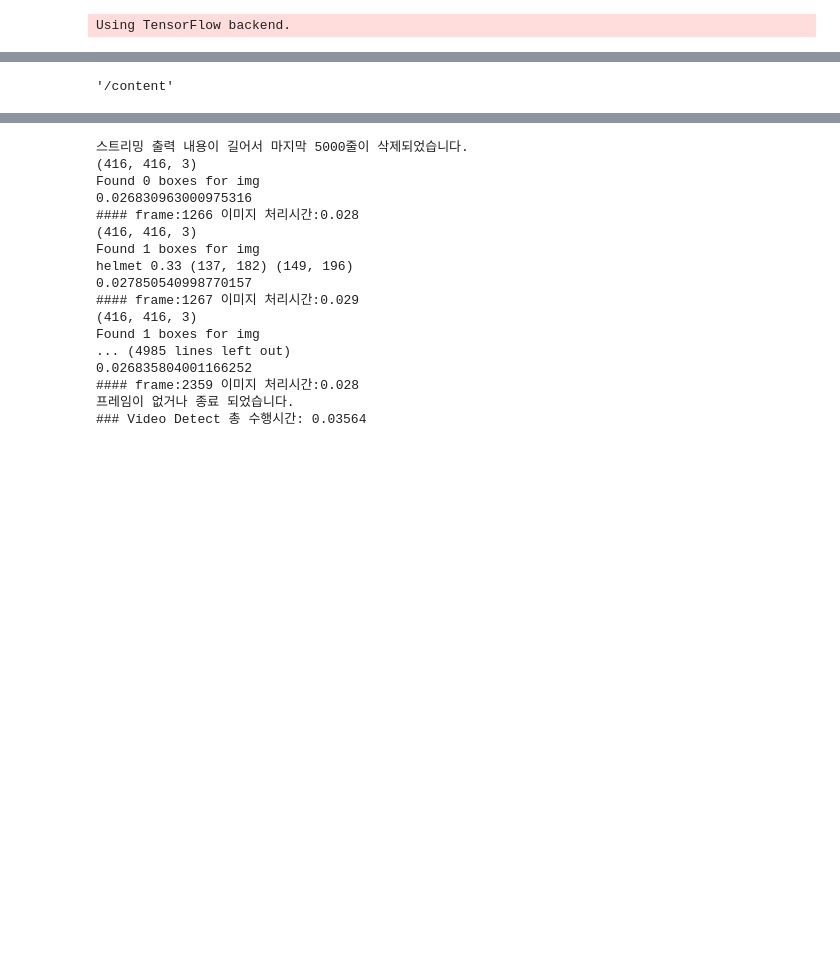
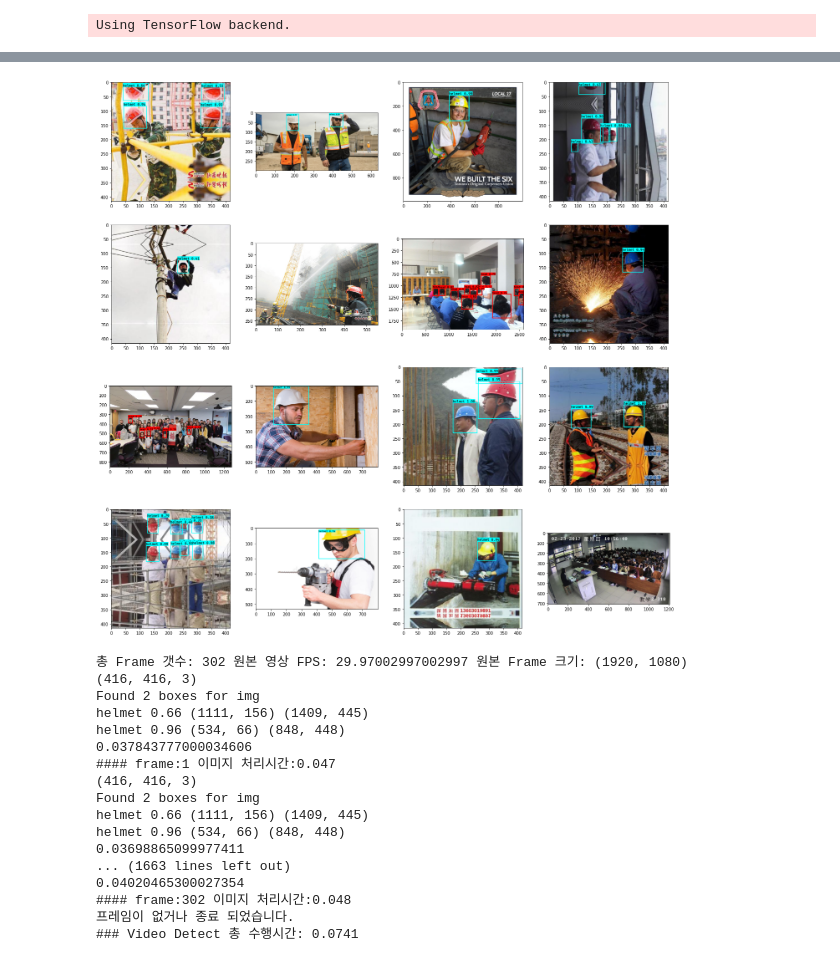
Before and after one commit to ehddnr301/yolov3-helmet-detection, a Jupyter notebook: tf1_yolo.ipynb, the cells around one changed output, grey strips where cells are left out. Cells and saved outputs as stored; diff of their text form; code cells hidden in the pictures; blank space fills up the shorter version.

Commit message:
tiny_yolo & 12000 dataset & fine performance

```diff
--- a/tf1_yolo.ipynb
+++ b/tf1_yolo.ipynb
@@ -91,8 +94,8 @@ from pathlib import Path
 import glob
 import xml.etree.ElementTree as ET
 
-ANNO_DIR = '/content/gdrive/MyDrive/yolo/helmet/annotations/'
-IMAGE_DIR = '/content/gdrive/MyDrive/yolo/helmet/images/'
+ANNO_DIR = '/content/gdrive/MyDrive/yolo/helmet2/VOC2028/Annotations/'
+IMAGE_DIR = '/content/gdrive/MyDrive/yolo/helmet2/VOC2028/JPEGImages/'
 
 files = os.listdir(ANNO_DIR)
 print('파일 개수는:',len(files))
@@ -357,6 +365,7 @@ from yolo import YOLO, detect_video
 from PIL import Image
 # %%
 helmet_yolo = YOLO(model_path='/content/gdrive/MyDrive/yolo/trained_weights_final.h5',
-            anchors_path='/content/keras-yolo3/model_data/yolo_anchors.txt',
+            # anchors_path='/content/keras-yolo3/model_data/yolo_anchors.txt',
+            anchors_path='/content/keras-yolo3/model_data/tiny_yolo_anchors.txt',
             classes_path='/content/keras-yolo3/model_data/helmet_classes.txt')
 # %% [output]
@@ -449,6 +381,30 @@ font_type = ImageFont.truetype("/content/gdrive/MyDrive/yolo/arial.ttf", 18)
-# %%
-os.getcwd()
-# %% [output]
-'/content'
 # %%
 !cp -rf keras-yolo3/font ./font
+# %%
+import numpy as np
+import matplotlib.pyplot as plt
+
+np.random.seed(0)
+
+# 모든 이미지 파일중에서 임의의 16개 파일만 설정.
+types = ('/*.png', '/*.jpg')
+all_image_files = []
+for files in types:
+  all_image_files.extend(glob.glob(IMAGE_DIR + files))
+all_image_files = np.array(all_image_files)
+file_cnt = all_image_files.shape[0]
+show_cnt = 16
+
+show_indexes = np.random.choice(file_cnt, show_cnt)
+show_files = all_image_files[show_indexes]
+print(show_files)
+fig, axs = plt.subplots(figsize=(24,24) , ncols=4 , nrows=4)
+
+for i , filename in enumerate(show_files):
+    print(filename)
+    row = int(i/4)
+    col = i%4
+    img = Image.open(os.path.join(IMAGE_DIR, filename))
+    detected_image = helmet_yolo.detect_image(img)
+    axs[row][col].imshow(detected_image)
+# %% [output]
@@ -454,0 +428 @@ os.getcwd()
+[figure, added]
@@ -455,20 +464,20 @@ os.getcwd()
 # %%
-detect_video_yolo(helmet_yolo, '/content/gdrive/MyDrive/yolo/hhhhh.mp4', '/content/gdrive/MyDrive/yolo/result2.avi')
+detect_video_yolo(helmet_yolo, '/content/gdrive/MyDrive/yolo/content_5120000_6.mp4', '/content/gdrive/MyDrive/yolo/tiny-7.mp4')
 # %% [output]
-스트리밍 출력 내용이 길어서 마지막 5000줄이 삭제되었습니다.
+총 Frame 갯수: 302 원본 영상 FPS: 29.97002997002997 원본 Frame 크기: (1920, 1080)
 (416, 416, 3)
-Found 0 boxes for img
-0.026830963000975316
-#### frame:1266 이미지 처리시간:0.028
+Found 2 boxes for img
+helmet 0.66 (1111, 156) (1409, 445)
+helmet 0.96 (534, 66) (848, 448)
+0.037843777000034606
+#### frame:1 이미지 처리시간:0.047
 (416, 416, 3)
-Found 1 boxes for img
-helmet 0.33 (137, 182) (149, 196)
-0.027850540998770157
-#### frame:1267 이미지 처리시간:0.029
-(416, 416, 3)
-Found 1 boxes for img
-... (4985 lines left out)
-0.026835804001166252
-#### frame:2359 이미지 처리시간:0.028
+Found 2 boxes for img
+helmet 0.66 (1111, 156) (1409, 445)
+helmet 0.96 (534, 66) (848, 448)
+0.03698865099977411
+... (1663 lines left out)
+0.04020465300027354
+#### frame:302 이미지 처리시간:0.048
 프레임이 없거나 종료 되었습니다.
-### Video Detect 총 수행시간: 0.03564
+### Video Detect 총 수행시간: 0.0741
```
Also changed, not shown: parts of 20 cells of this notebook.
